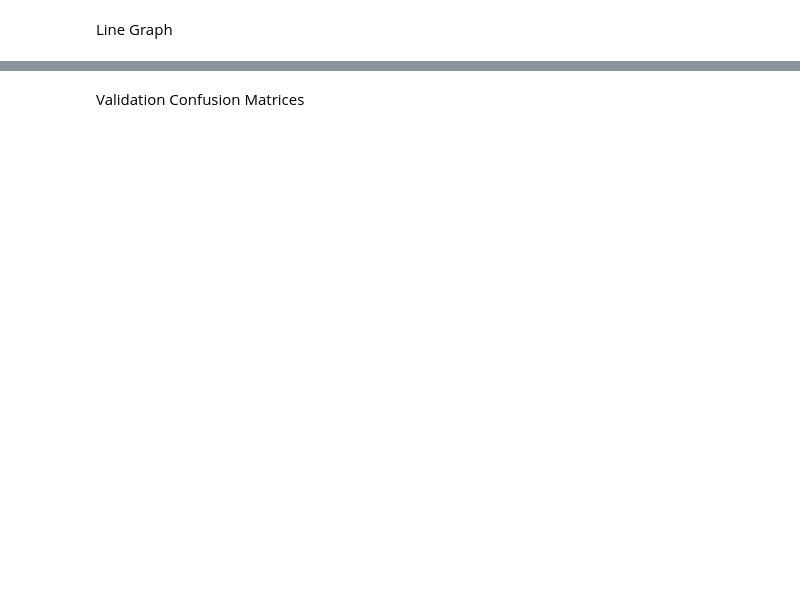
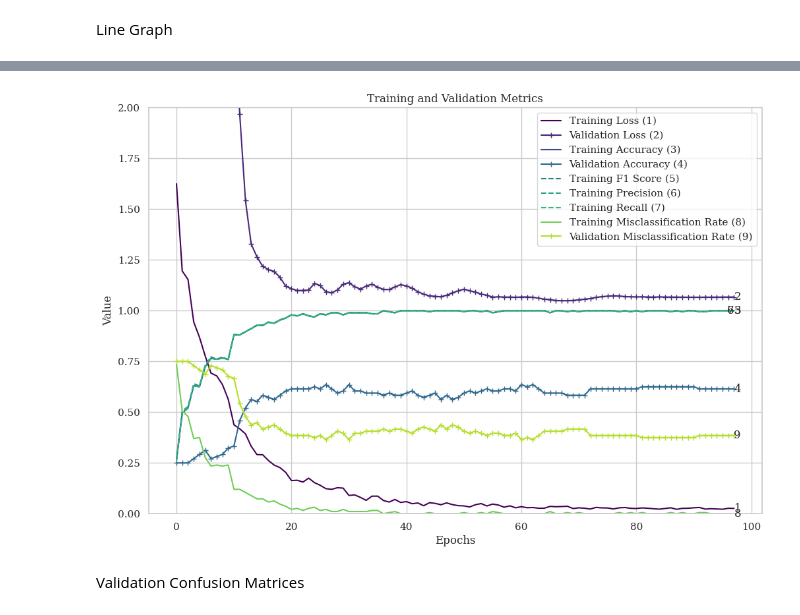
Before and after one commit to nickelodeon20/Test-Model-Performances, a Jupyter notebook: EEG-Data-Models/ShallowFBCSPNet/ShallowFBCSPNet_BCI_IV2a_data.ipynb, the cells around one changed output, grey strips where cells are left out. Saved outputs shown, nothing was run; the diff lists cells and outputs as text; code cells hidden in the pictures; blank space fills up the shorter version.

```diff
--- a/EEG-Data-Models/ShallowFBCSPNet/ShallowFBCSPNet_BCI_IV2a_data.ipynb
+++ b/EEG-Data-Models/ShallowFBCSPNet/ShallowFBCSPNet_BCI_IV2a_data.ipynb
@@ -456,0 +407,83 @@ plt.show()
+# %%
+import matplotlib.pyplot as plt
+from numpy import array, arange, max, min, std, mean
+from matplotlib import cm
+
+
+# Estimate of when model stops learning
+end_epoch = len(clf.history_)-1  # Get the last epoch
+#********CHANGE BASED ON patience (i.e = 30)
+start_epoch = end_epoch - 30
+valid_loss = clf.history_[start_epoch:end_epoch, 'valid_acc']  # Slice the array
+
+# Calculate statistics
+max_valid_loss = max(valid_loss)
+min_valid_loss = min(valid_loss)
+std_dev_valid_loss = std(valid_loss)
+mean_valid_loss = mean(valid_loss)
+
+# Print the results
+print(f"Max Valid Acc. (after epoch {start_epoch} until end): {max_valid_loss}")
+print("--------------------------------------------")
+print(f"Min Valid Acc. (after epoch {start_epoch} until end): {min_valid_loss}")
+print("--------------------------------------------")
+print(f"Std. Dev. of Valid Acc. (after epoch {start_epoch} until end): {std_dev_valid_loss}")
+print("--------------------------------------------")
+print(f"Mean Valid Acc. (after epoch {start_epoch} until end): {mean_valid_loss}\n\n")
+
+
+
+# Extract the values for the metrics
+train_loss = clf.history_[:, 'train_loss']
+valid_loss = clf.history_[:, 'valid_loss']
+train_acc = clf.history_[:, 'train_acc']
+valid_acc = clf.history_[:, 'valid_acc']
+train_f1 = clf.history_[:, 'train_f1']
+precision = clf.history_[:, 'train_precision']
+recall = clf.history_[:, 'train_recall']
+
+# Calculate misclassification rates
+train_misclass = (100 - 100 * array(train_acc))/100
+valid_misclass = (100 - 100 * array(valid_acc))/100
+
+# Get a colormap
+cmap = plt.colormaps['viridis']
+
+# Create the plot
+epochs = arange(len(train_loss))
+
+plt.figure(figsize=(12, 8))
+
+metrics = [train_loss, valid_loss, train_acc, valid_acc, train_f1, precision, recall, train_misclass, valid_misclass]
+labels = ['Training Loss (1)', 'Validation Loss (2)', 'Training Accuracy (3)', 'Validation Accuracy (4)', 'Training F1 Score (5)',
+          'Training Precision (6)', 'Training Recall (7)', 'Training Misclassification Rate (8)', 'Validation Misclassification Rate (9)']
+linestyles = ['-', '-', '-', '-', '--', '--', '--', '-', '-'] # Add your linestyles here
+markers = ['', '+', '', '+', '', '', '', '', '+'] # Add your markers here
+
+# Normalization for colormap indexing
+norm = plt.Normalize(0, len(metrics))
+
+for i, (metric, label, linestyle, marker) in enumerate(zip(metrics, labels, linestyles, markers)):
+    plt.plot(epochs, metric, label=label, linestyle=linestyle, marker=marker, color=cmap(norm(i)))
+
+
+plt.text(epochs[-1], train_loss[-1], '1', ha='left', va='center')
+plt.text(epochs[-1], valid_loss[-1], '2', ha='left', va='center')
+plt.text(epochs[-1], train_acc[-1], '3', ha='left', va='center')
+plt.text(epochs[-1], valid_acc[-1], '4', ha='left', va='center')
+plt.text(epochs[-1], train_f1[-1], '5', ha='left', va='center')
+plt.text(epochs[-1], precision[-1], '6', ha='right', va='center')
+plt.text(epochs[-1], recall[-1], '7', ha='right', va='center')
+plt.text(epochs[-1], train_misclass[-1], '8', ha='left', va='center')
+plt.text(epochs[-1], valid_misclass[-1], '9', ha='left', va='center')
+
+
+plt.ylim(0, 2)
+
+plt.xlabel('Epochs')
+plt.ylabel('Value')
+plt.title('Training and Validation Metrics')
+plt.legend()
+plt.grid(True, )
+plt.show()
+# %% [output]
@@ -457,3 +497,4 @@ plt.show()
+[figure, added]
 # %% [markdown]
 Validation Confusion Matrices
 # %%
```
Also changed, not shown: parts of 8 cells of this notebook.
